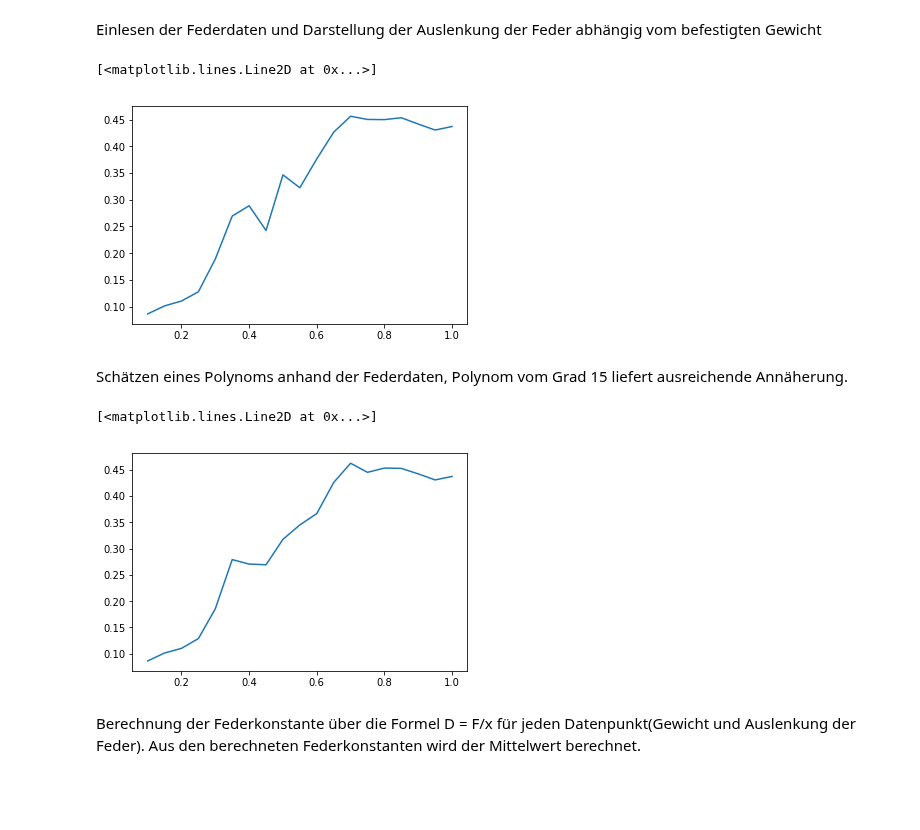
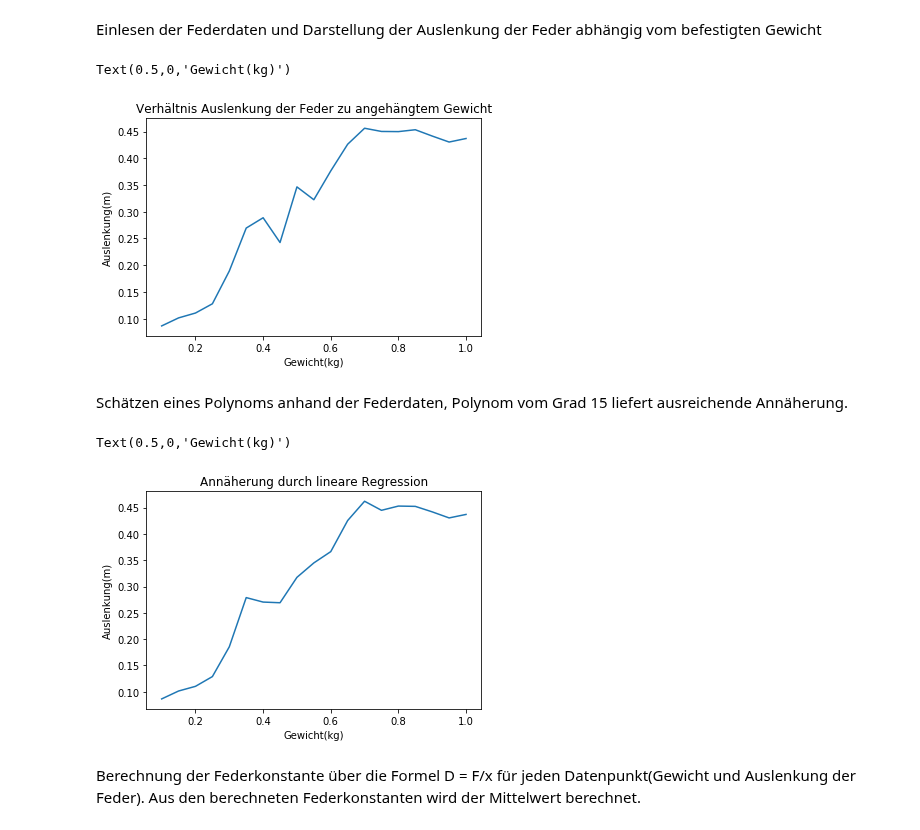
Before and after one commit to darenegade/modellbildung, a Jupyter notebook: Abgabe1/Abgabe1.ipynb, the cells around one changed output. Saved outputs shown, nothing was run; the diff lists cells and outputs as text; code cells hidden in the pictures; blank space fills up the shorter version.

Commit message:
Beschriftung an Plots, Aufgabe 1d weitergemacht(noch nicht fertig)

```diff
--- a/Abgabe1/Abgabe1.ipynb
+++ b/Abgabe1/Abgabe1.ipynb
@@ -197,18 +197,24 @@ Einlesen der Federdaten und Darstellung der Auslenkung der Feder abhängig vom b
 SpringData = pd.read_csv("data/DatenFeder.txt", sep=" ")
 # %%
 plt.plot(SpringData['Mass(kg)'], SpringData['Distance(m)'])
+plt.title('Verhältnis Auslenkung der Feder zu angehängtem Gewicht')
+plt.ylabel('Auslenkung(m)')
+plt.xlabel('Gewicht(kg)')
 # %% [output]
-[<matplotlib.lines.Line2D at 0x...>]
+Text(0.5,0,'Gewicht(kg)')
-[figure, old version]
+[figure, new version]
 # %% [markdown]
 Schätzen eines Polynoms anhand der Federdaten, Polynom vom Grad 15 liefert ausreichende Annäherung.
 # %%
 coefs = poly.polyfit(SpringData['Mass(kg)'], SpringData['Distance(m)'], 15)
 ffit = poly.Polynomial(coefs)    # instead of np.poly1d
 plt.plot(SpringData['Mass(kg)'], ffit(SpringData['Mass(kg)']))
+plt.title('Annäherung durch lineare Regression')
+plt.ylabel('Auslenkung(m)')
+plt.xlabel('Gewicht(kg)')
 # %% [output]
-[<matplotlib.lines.Line2D at 0x...>]
+Text(0.5,0,'Gewicht(kg)')
-[figure, old version]
+[figure, new version]
 # %% [markdown]
 Berechnung der Federkonstante über die Formel D = F/x für jeden Datenpunkt(Gewicht und Auslenkung der Feder). Aus den berechneten Federkonstanten wird der Mittelwert berechnet.
 # %%
```
Also changed, not shown: parts of 12 cells of this notebook.
